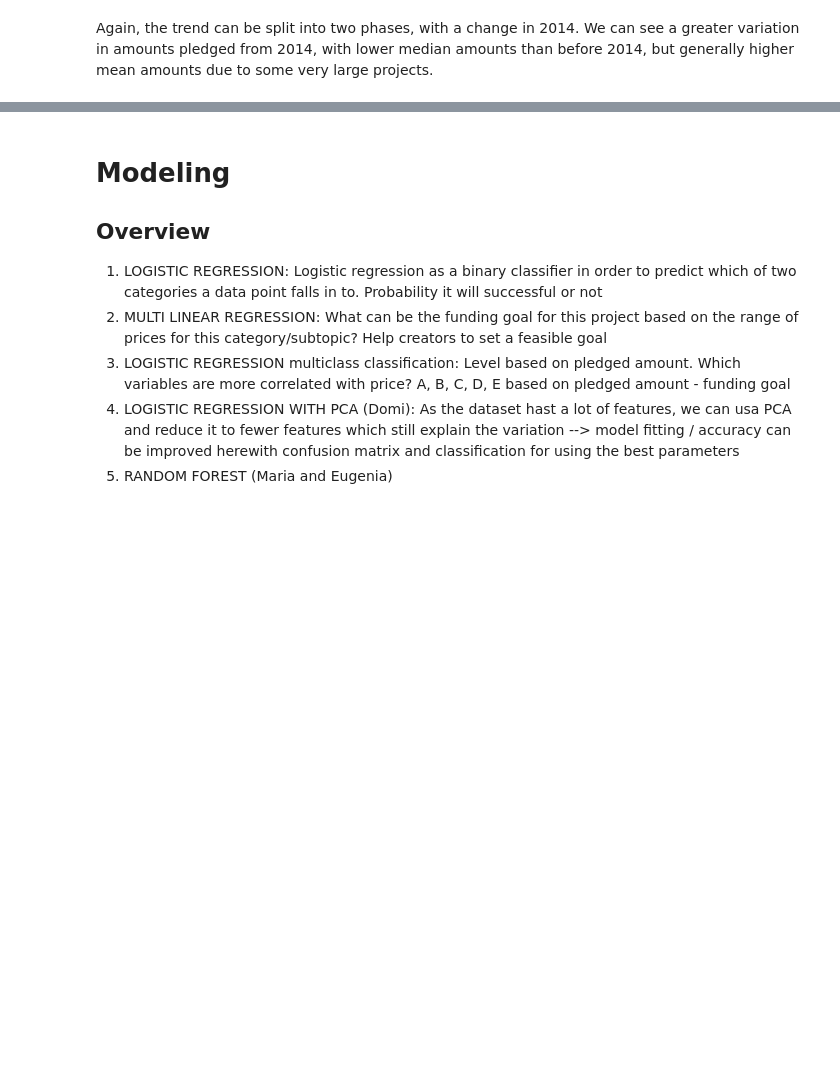
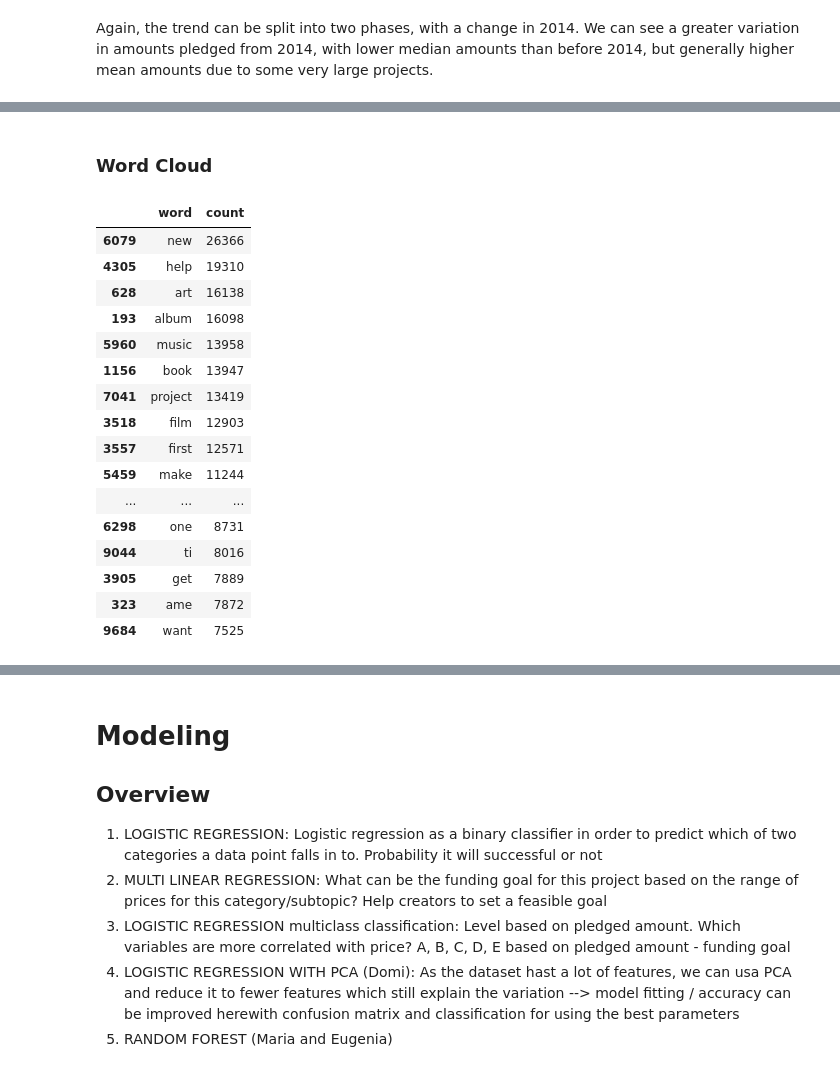
Before and after one commit to domitrut/ML_GROUP6, a Jupyter notebook: Group_6_ML.ipynb, the cells around one changed output, grey strips where cells are left out. Saved outputs shown, nothing was run; the diff lists cells and outputs as text; code cells hidden in the pictures; blank space fills up the shorter version.

```diff
--- a/Group_6_ML.ipynb
+++ b/Group_6_ML.ipynb
@@ -608,0 +867,2 @@ Again, the trend can be split into two phases, with a change in 2014. We can see
+# %% [markdown]
+### Word Cloud
@@ -608,0 +872,26 @@ Again, the trend can be split into two phases, with a change in 2014. We can see
+# %%
+word_cnts = np.asarray(X.sum(axis=0)).ravel().tolist()  # for each word in column, sum all row counts
+feature_names = vect.get_feature_names()
+word_counts = pd.DataFrame({'word': feature_names, 'count': word_cnts})
+word_freq = pd.Series(word_counts['count'])
+word_freq.index = word_counts ['word']
+text_freq = word_freq.to_dict()
+word_counts.sort_values('count', ascending=False)[:20]
+# %% [output]
+|  | word | count |
+| 6079 | new | 26366 |
+| 4305 | help | 19310 |
+| 628 | art | 16138 |
+| 193 | album | 16098 |
+| 5960 | music | 13958 |
+| 1156 | book | 13947 |
+| 7041 | project | 13419 |
+| 3518 | film | 12903 |
+| 3557 | first | 12571 |
+| 5459 | make | 11244 |
+| ... | ... | ... |
+| 6298 | one | 8731 |
+| 9044 | ti | 8016 |
+| 3905 | get | 7889 |
+| 323 | ame | 7872 |
+| 9684 | want | 7525 |
```
Also changed, not shown: parts of 54 cells of this notebook.
